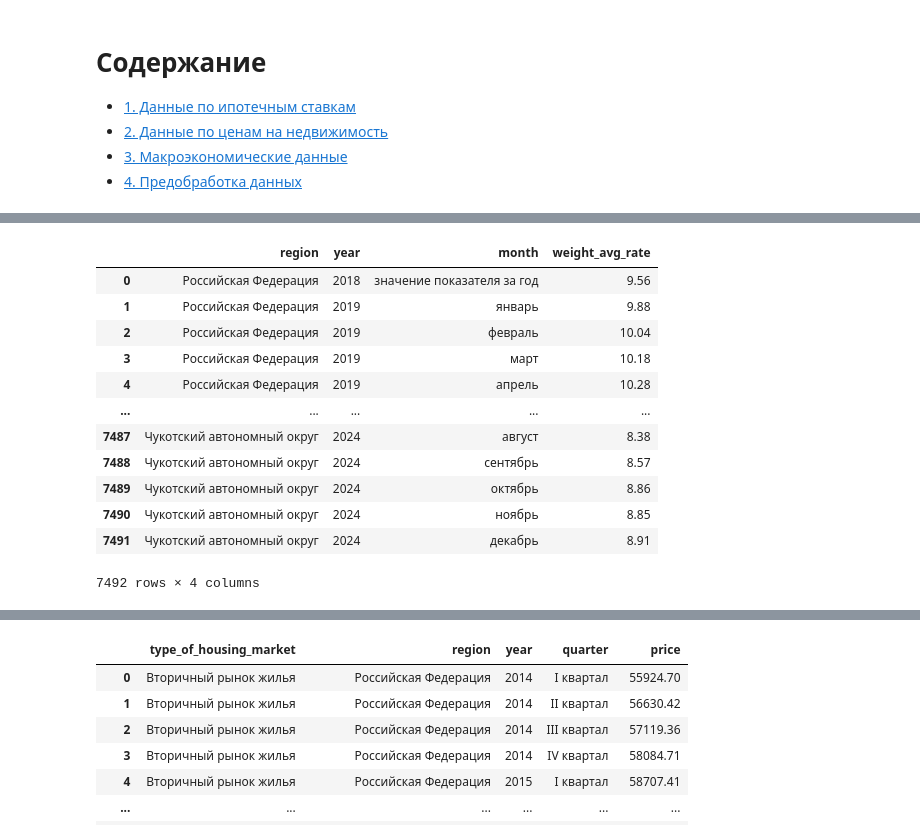
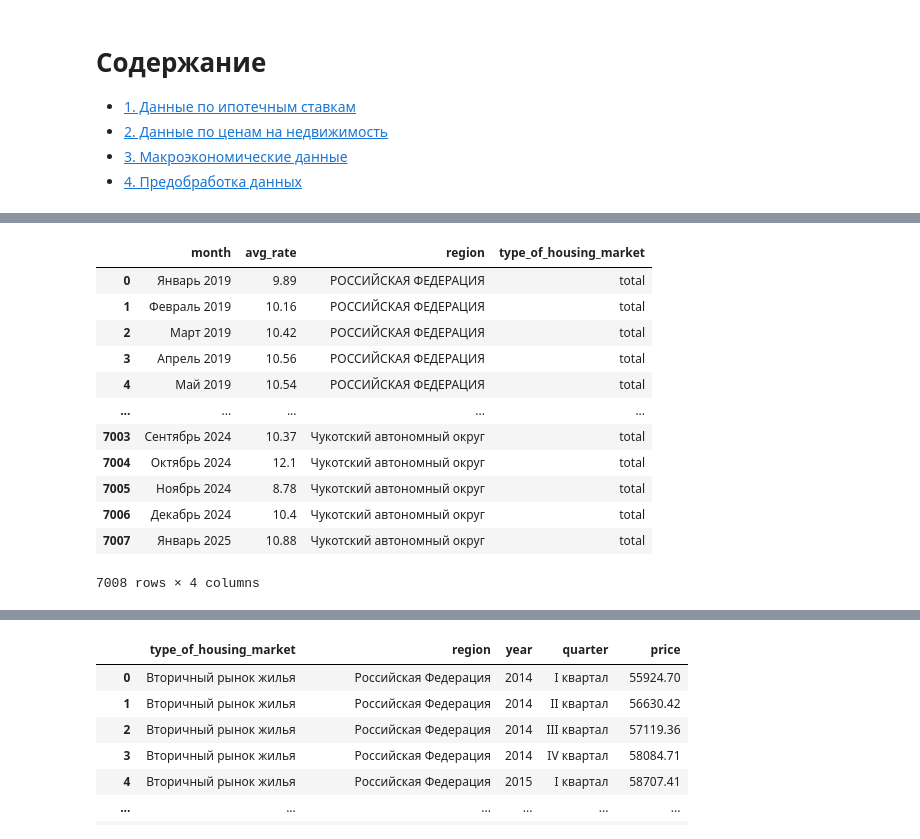
Before and after one commit to widenhrzns/py_da-project, a Jupyter notebook: notebooks/data_collection.ipynb, the cells around one changed output, grey strips where cells are left out. Drawn from its saved outputs; the diff is of its cells as text; code cells hidden in the pictures.

Commit message:
add/new data

```diff
--- a/notebooks/data_collection.ipynb
+++ b/notebooks/data_collection.ipynb
@@ -77,22 +126,49 @@ home_average_mortgage_rate_df
+# %%
+# Для обработки следующих excel таблиц
+def preprocessing_region_excel_df(df: pd.DataFrame,name_column: str) -> pd.DataFrame:
+    """
+    Обрабатывает DataFrame, преобразуя его в длинный формат с добавлением столбца 'region'
+
+    Параметры:
+    - df: Исходный DataFrame.
+    - name_column: Название столбца, которое будет использоваться для значений
+
+    Возвращает:
+    - Обработанный DataFrame
+    """
+    collection_df_list = []
+
+    for i in range(0, len(df)):
+        selected_rows = df.iloc[i, :]
+        selected_rows = selected_rows.transpose().reset_index()
+        region = selected_rows.iloc[0, 1]
+        selected_rows = selected_rows.drop(0)
+        selected_rows['region'] = region
+        selected_rows.columns = ['month', name_column, 'region']
+        collection_df_list.append(selected_rows)
+
+    df = pd.concat(collection_df_list, axis=0, ignore_index=True)
+    return df
 # %%
-# Средневзвешенная процентная ставка по ипотечным кредитам, региональный разрез (%)
+# Средневзвешенная процентная ставка по ипотечным кредитам, региональный разрез с разбиением по типу недвижимости (%)
 
-file_path = r'..\data\excel\home_weight_avg_mortgage_rate_region.xls'
-home_weight_avg_mortgage_rate_df = pd.read_excel(file_path, sheet_name='Данные', skiprows=2)
-home_weight_avg_mortgage_rate_df.columns = ['region','year', 'month', 'weight_avg_rate']
+file_path = r'..\data\downloaded_xlsx\02_08_Rates_housing.xlsx'
+home_weight_mortgage_avg_rate_df = pd.read_excel(file_path, sheet_name='ставка в рублях', skiprows=2)
+home_weight_mortgage_avg_rate_df = preprocessing_region_excel_df(home_weight_mortgage_avg_rate_df, name_column='avg_rate')
+home_weight_mortgage_avg_rate_df['type_of_housing_market'] = 'total'
 
-home_weight_avg_mortgage_rate_df
+home_weight_mortgage_avg_rate_df
 # %% [output]
-|  | region | year | month | weight_avg_rate |
-| 0 | Российская Федерация | 2018 | значение показателя за год | 9.56 |
-| 1 | Российская Федерация | 2019 | январь | 9.88 |
-| 2 | Российская Федерация | 2019 | февраль | 10.04 |
-| 3 | Российская Федерация | 2019 | март | 10.18 |
-| 4 | Российская Федерация | 2019 | апрель | 10.28 |
+|  | month | avg_rate | region | type_of_housing_market |
+| 0 | Январь 2019 | 9.89 | РОССИЙСКАЯ ФЕДЕРАЦИЯ | total |
+| 1 | Февраль 2019 | 10.16 | РОССИЙСКАЯ ФЕДЕРАЦИЯ | total |
+| 2 | Март 2019 | 10.42 | РОССИЙСКАЯ ФЕДЕРАЦИЯ | total |
+| 3 | Апрель 2019 | 10.56 | РОССИЙСКАЯ ФЕДЕРАЦИЯ | total |
+| 4 | Май 2019 | 10.54 | РОССИЙСКАЯ ФЕДЕРАЦИЯ | total |
 | ... | ... | ... | ... | ... |
-| 7487 | Чукотский автономный округ | 2024 | август | 8.38 |
-| 7488 | Чукотский автономный округ | 2024 | сентябрь | 8.57 |
-| 7489 | Чукотский автономный округ | 2024 | октябрь | 8.86 |
-| 7490 | Чукотский автономный округ | 2024 | ноябрь | 8.85 |
-| 7491 | Чукотский автономный округ | 2024 | декабрь | 8.91 |
+| 7003 | Сентябрь 2024 | 10.37 | Чукотский автономный округ | total |
+| 7004 | Октябрь 2024 | 12.1 | Чукотский автономный округ | total |
+| 7005 | Ноябрь 2024 | 8.78 | Чукотский автономный округ | total |
+| 7006 | Декабрь 2024 | 10.4 | Чукотский автономный округ | total |
+| 7007 | Январь 2025 | 10.88 | Чукотский автономный округ | total |
-7492 rows × 4 columns
+7008 rows × 4 columns
```
Also changed, not shown: parts of 22 cells of this notebook.
